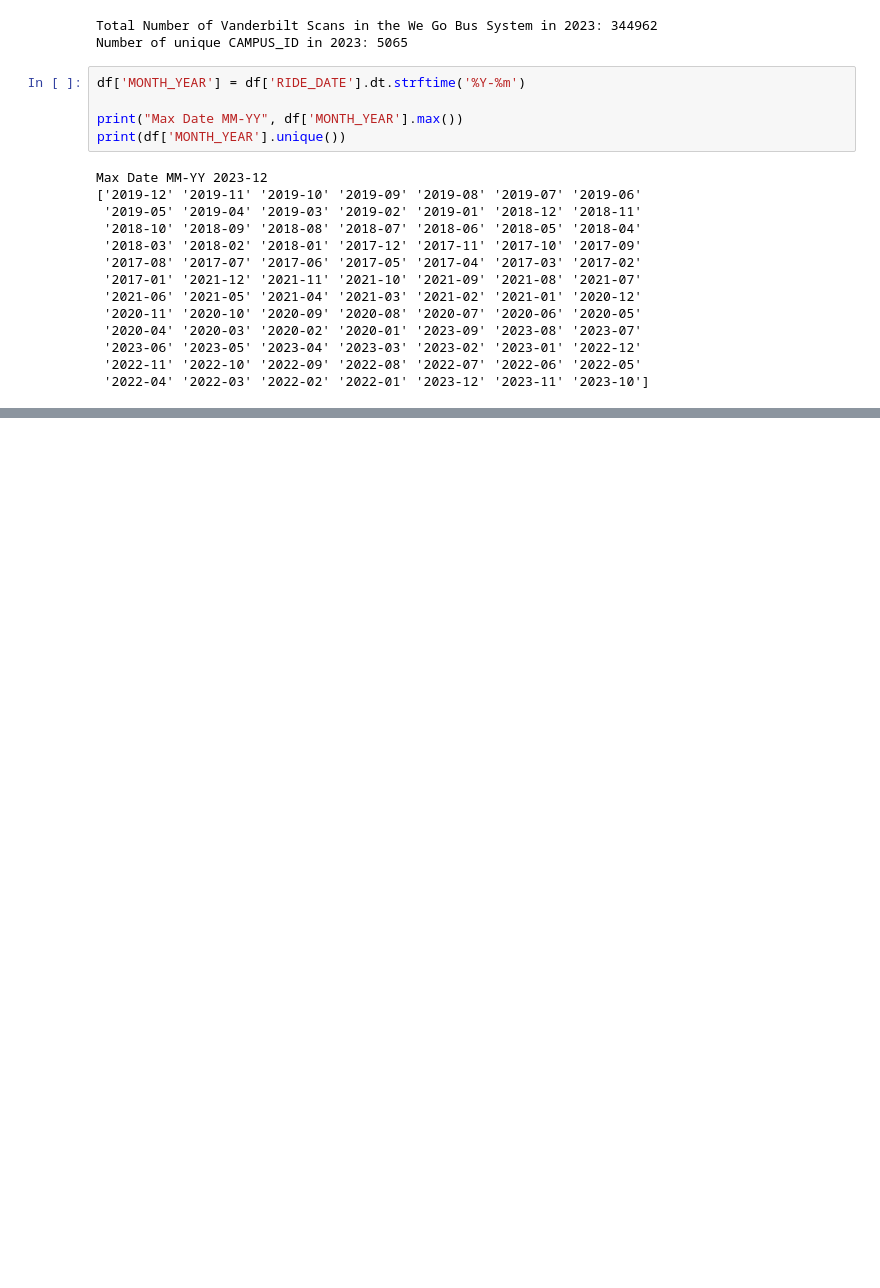
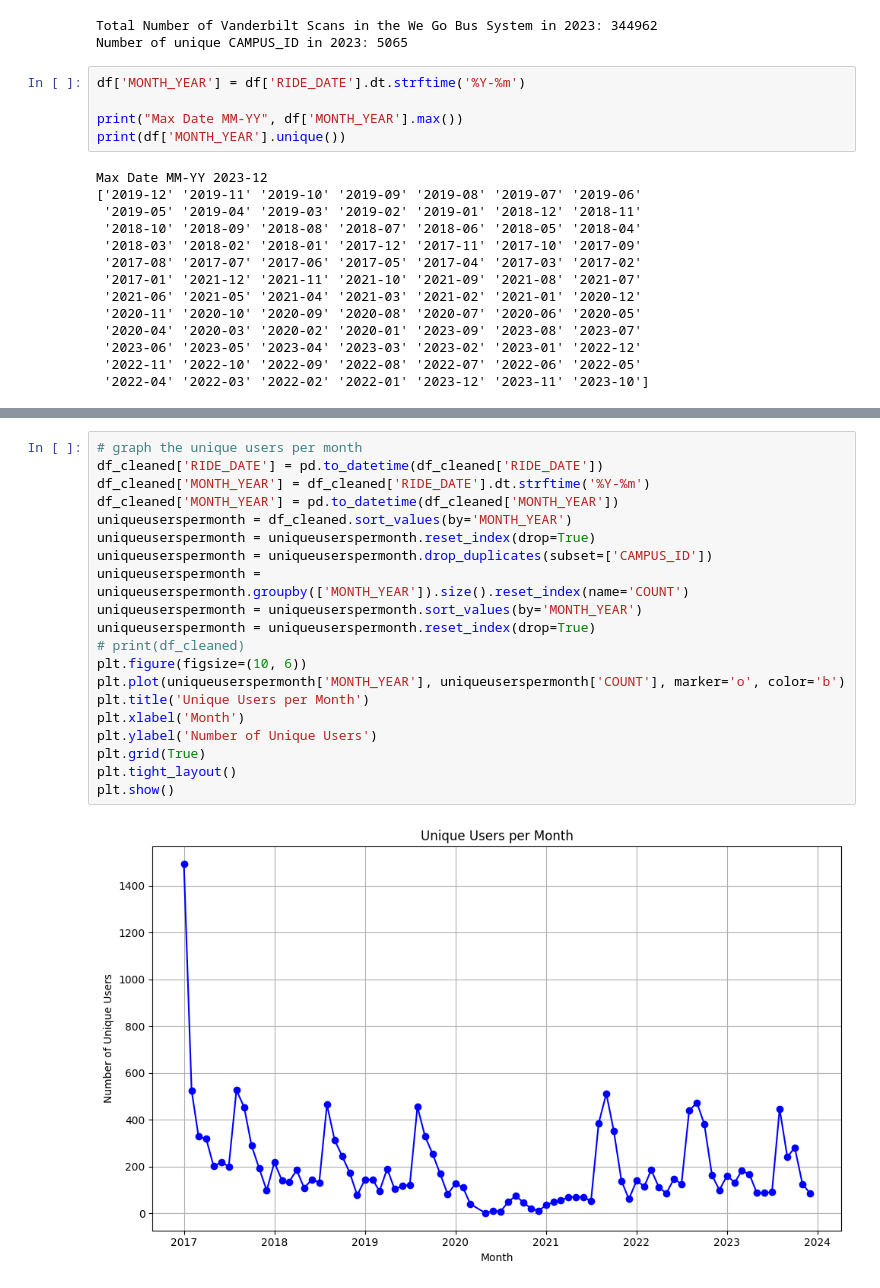
Before and after one commit to SySyAli/vanderbilt_movevu, a Jupyter notebook: testing/testing3.ipynb, the cells around one changed output, grey strips where cells are left out. Saved outputs shown, nothing was run; the diff lists cells and outputs as text; blank space fills up the shorter version.

```diff
--- a/testing/testing3.ipynb
+++ b/testing/testing3.ipynb
@@ -110,0 +165,22 @@ check_pre_grouping         CARDOFFICE_CARD_NUMBER CARD_ID_STATUS
+# %%
+# graph the unique users per month
+df_cleaned['RIDE_DATE'] = pd.to_datetime(df_cleaned['RIDE_DATE'])
+df_cleaned['MONTH_YEAR'] = df_cleaned['RIDE_DATE'].dt.strftime('%Y-%m')
+df_cleaned['MONTH_YEAR'] = pd.to_datetime(df_cleaned['MONTH_YEAR'])
+uniqueuserspermonth = df_cleaned.sort_values(by='MONTH_YEAR')
+uniqueuserspermonth = uniqueuserspermonth.reset_index(drop=True)
+uniqueuserspermonth = uniqueuserspermonth.drop_duplicates(subset=['CAMPUS_ID'])
+uniqueuserspermonth = uniqueuserspermonth.groupby(['MONTH_YEAR']).size().reset_index(name='COUNT')
+uniqueuserspermonth = uniqueuserspermonth.sort_values(by='MONTH_YEAR')
+uniqueuserspermonth = uniqueuserspermonth.reset_index(drop=True)
+# print(df_cleaned)
+plt.figure(figsize=(10, 6))
+plt.plot(uniqueuserspermonth['MONTH_YEAR'], uniqueuserspermonth['COUNT'], marker='o', color='b')
+plt.title('Unique Users per Month')
+plt.xlabel('Month')
+plt.ylabel('Number of Unique Users')
+plt.grid(True)
+plt.tight_layout()
+plt.show()
+# %% [output]
+[figure, added]
```
Also changed, not shown: parts of 12 cells of this notebook, 2 other files.
